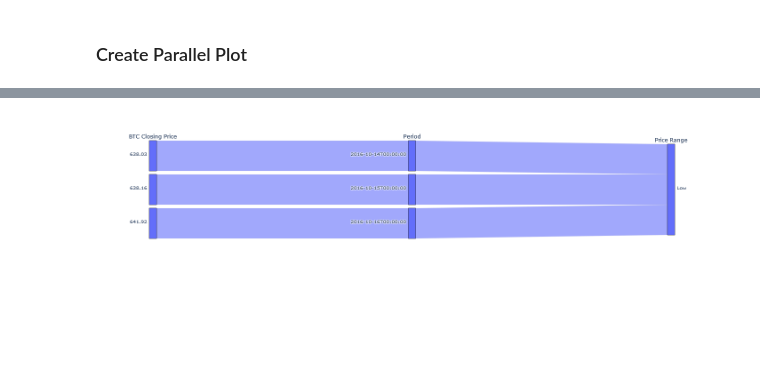
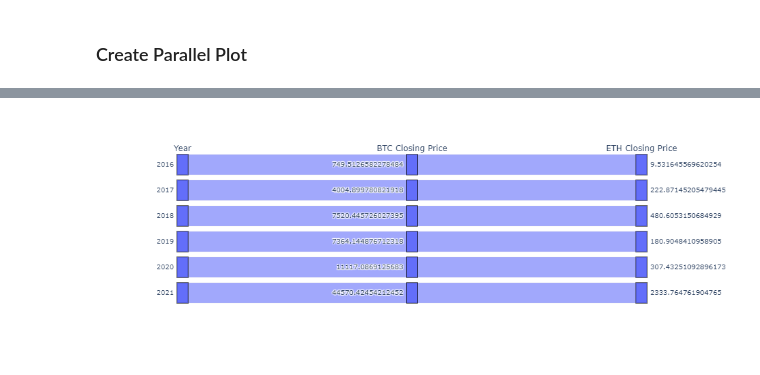
Before and after one commit to dcndn4/Project_1, a Jupyter notebook: ProjectOne_gfdata.ipynb, the cells around one changed output, grey strips where cells are left out. Cells and saved outputs as stored; diff of their text form; code cells hidden in the pictures; blank space fills up the shorter version.

```diff
--- a/ProjectOne_gfdata.ipynb
+++ b/ProjectOne_gfdata.ipynb
@@ -199,8 +199,7 @@ merged_BTCETH.head()
 #import calendar
 # merged_BTCETH['Year'] = merged_BTCETH["Date"].dt.year
 # %%
-merged_BTCETH_new=merged_BTCETH.reset_index().head(3)
-
+merged_BTCETH_new=merged_BTCETH.reset_index()
 merged_BTCETH_new.head()
 # %% [output]
 |  | Date | BTCUSD | ETHUSD | BTC_norm | ETH_norm | BTC_Price_Range |
@@ -216,0 +211,6 @@ Name: Date, dtype: int64
+# %%
+merged_BTCETH_new['Date'].dt.year
+merged_BTCETH_new["Year"] = merged_BTCETH_new['Date'].dt.year
+merged_BTCETH_year_mean= merged_BTCETH_new.groupby('Year')[["BTCUSD","ETHUSD","BTC_norm","ETH_norm"]].mean()
+merged_BTCETH_year_mean =merged_BTCETH_year_mean.reset_index()
+merged_BTCETH_new
@@ -225,14 +239,14 @@ Name: Date, dtype: int64
 # %%
 # Plot data using parallel_categories
 px.parallel_categories(
-    merged_BTCETH_new,
-    dimensions=["BTCUSD", "Date", "BTC_Price_Range"],
+    merged_BTCETH_year_mean,
+    dimensions=["Year", "BTCUSD", "ETHUSD"],
     color_continuous_scale=px.colors.sequential.Inferno,
     labels={
+        "Year" : "Year",
         "BTCUSD": "BTC Closing Price",
-        "Date": "Period",
-        "BTC_Price_Range": "Price Range",
+        "ETHUSD": "ETH Closing Price",
     }
 )
 # %% [output]
-[figure, old version]
+[figure, new version]
```
Also changed, not shown: parts of 9 cells of this notebook, 1 other file.
